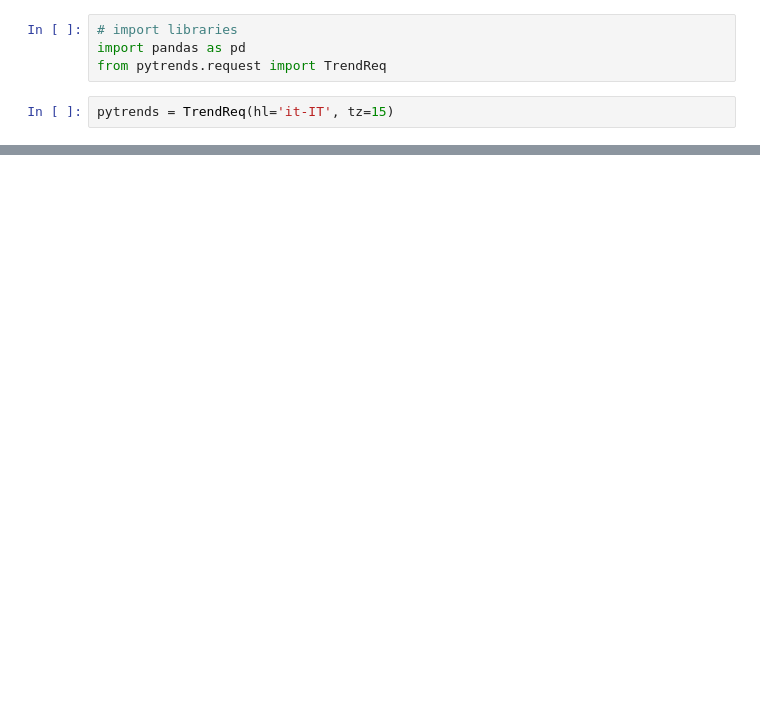
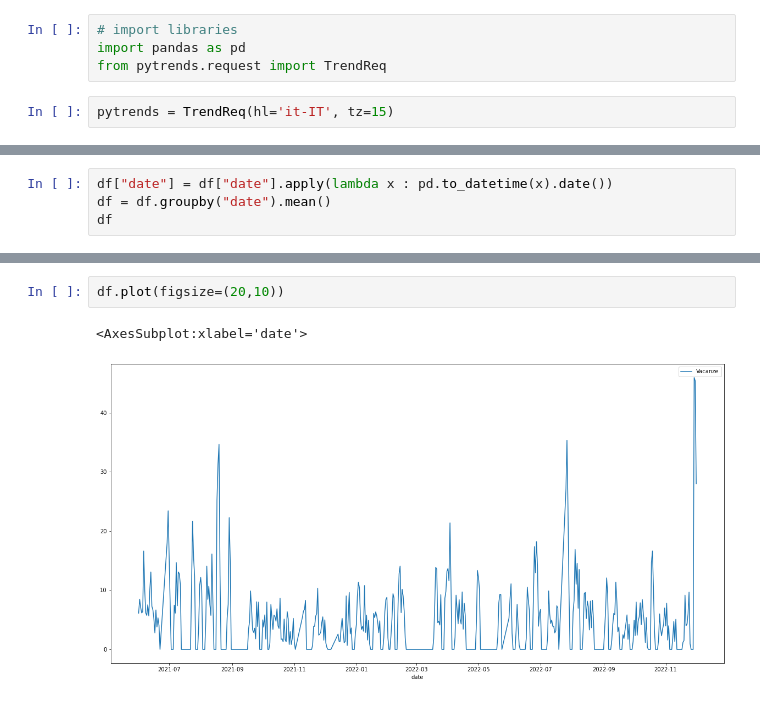
Before and after one commit to Ishikawa7/Forecasting-and-Google-Trends-API, a Jupyter notebook: get_data_from_google_trends.ipynb, the cells around one changed output, grey strips where cells are left out. Cells and saved outputs as stored; diff of their text form; blank space fills up the shorter version.

```diff
--- a/get_data_from_google_trends.ipynb
+++ b/get_data_from_google_trends.ipynb
@@ -133,0 +113,4 @@ df
+# %%
+df["date"] = df["date"].apply(lambda x : pd.to_datetime(x).date())
+df = df.groupby("date").mean()
+df
@@ -133,0 +132,5 @@ df
+# %%
+df.plot(figsize=(20,10))
+# %% [output]
+<AxesSubplot:xlabel='date'>
+[figure, added]
```
Also changed, not shown: parts of 10 cells of this notebook, 47 other files.
